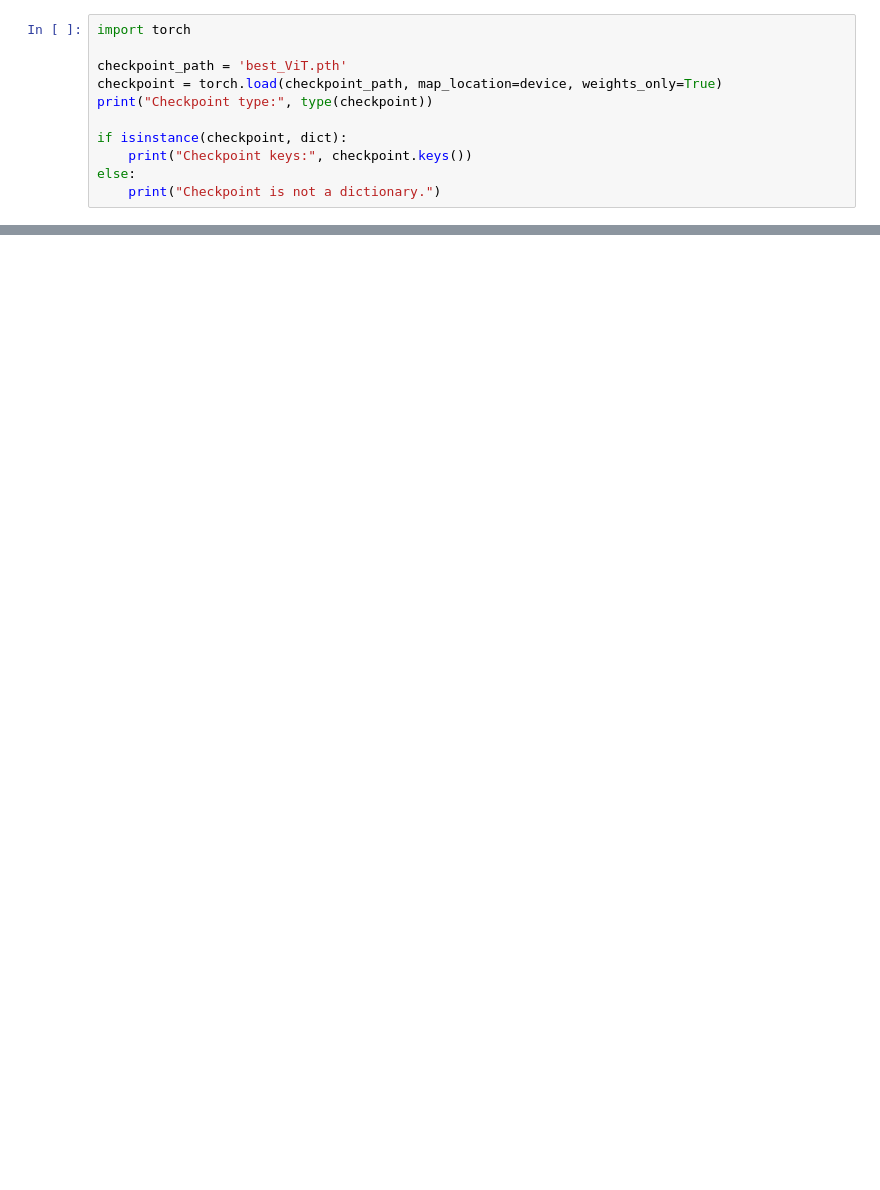
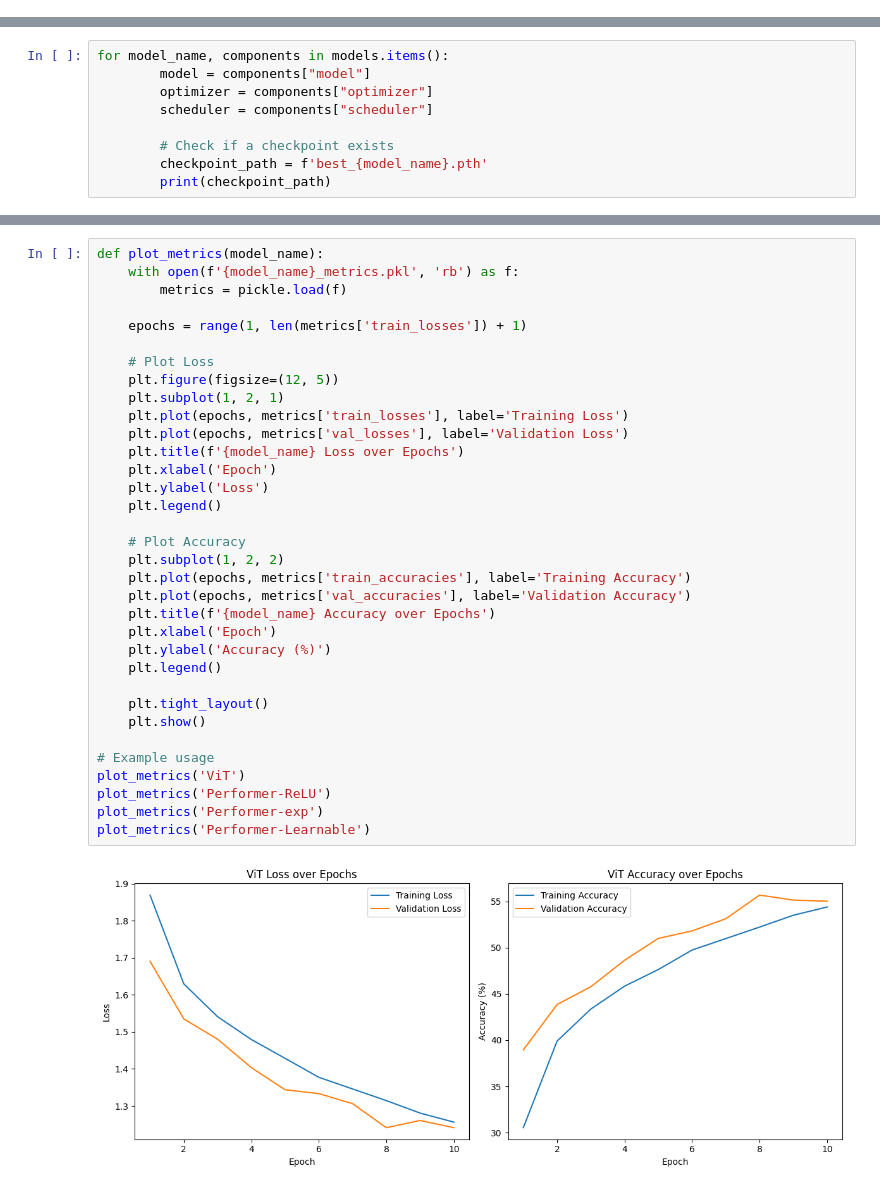
Before and after one commit to nutellapancake/Data_mining, a Jupyter notebook: notebooks/playbook.ipynb, the cells around one changed output, grey strips where cells are left out. Saved outputs shown, nothing was run; the diff lists cells and outputs as text; blank space fills up the shorter version.

```diff
--- a/notebooks/playbook.ipynb
+++ b/notebooks/playbook.ipynb
@@ -82,11 +17,0 @@ class PerformerAttention(nn.Module):
-# %%
-import torch
-
-checkpoint_path = 'best_ViT.pth'
-checkpoint = torch.load(checkpoint_path, map_location=device, weights_only=True)
-print("Checkpoint type:", type(checkpoint))
-
-if isinstance(checkpoint, dict):
-    print("Checkpoint keys:", checkpoint.keys())
-else:
-    print("Checkpoint is not a dictionary.")
@@ -95,0 +160,9 @@ Checkpoint keys: odict_keys(['cls_token', 'patch_embed.proj.weight', 'patch_embe
+# %%
+for model_name, components in models.items():
+        model = components["model"]
+        optimizer = components["optimizer"]
+        scheduler = components["scheduler"]
+
+        # Check if a checkpoint exists
+        checkpoint_path = f'best_{model_name}.pth'
+        print(checkpoint_path)
@@ -95,0 +191,36 @@ Checkpoint keys: odict_keys(['cls_token', 'patch_embed.proj.weight', 'patch_embe
+# %%
+def plot_metrics(model_name):
+    with open(f'{model_name}_metrics.pkl', 'rb') as f:
+        metrics = pickle.load(f)
+
+    epochs = range(1, len(metrics['train_losses']) + 1)
+
+    # Plot Loss
+    plt.figure(figsize=(12, 5))
+    plt.subplot(1, 2, 1)
+    plt.plot(epochs, metrics['train_losses'], label='Training Loss')
+    plt.plot(epochs, metrics['val_losses'], label='Validation Loss')
+    plt.title(f'{model_name} Loss over Epochs')
+    plt.xlabel('Epoch')
+    plt.ylabel('Loss')
+    plt.legend()
+
+    # Plot Accuracy
+    plt.subplot(1, 2, 2)
+    plt.plot(epochs, metrics['train_accuracies'], label='Training Accuracy')
+    plt.plot(epochs, metrics['val_accuracies'], label='Validation Accuracy')
+    plt.title(f'{model_name} Accuracy over Epochs')
+    plt.xlabel('Epoch')
+    plt.ylabel('Accuracy (%)')
+    plt.legend()
+
+    plt.tight_layout()
+    plt.show()
+
+# Example usage
+plot_metrics('ViT')
+plot_metrics('Performer-ReLU')
+plot_metrics('Performer-exp')
+plot_metrics('Performer-Learnable')
+# %% [output]
+[figure, added]
```
Also changed, not shown: parts of 31 cells of this notebook, 15 other files.
